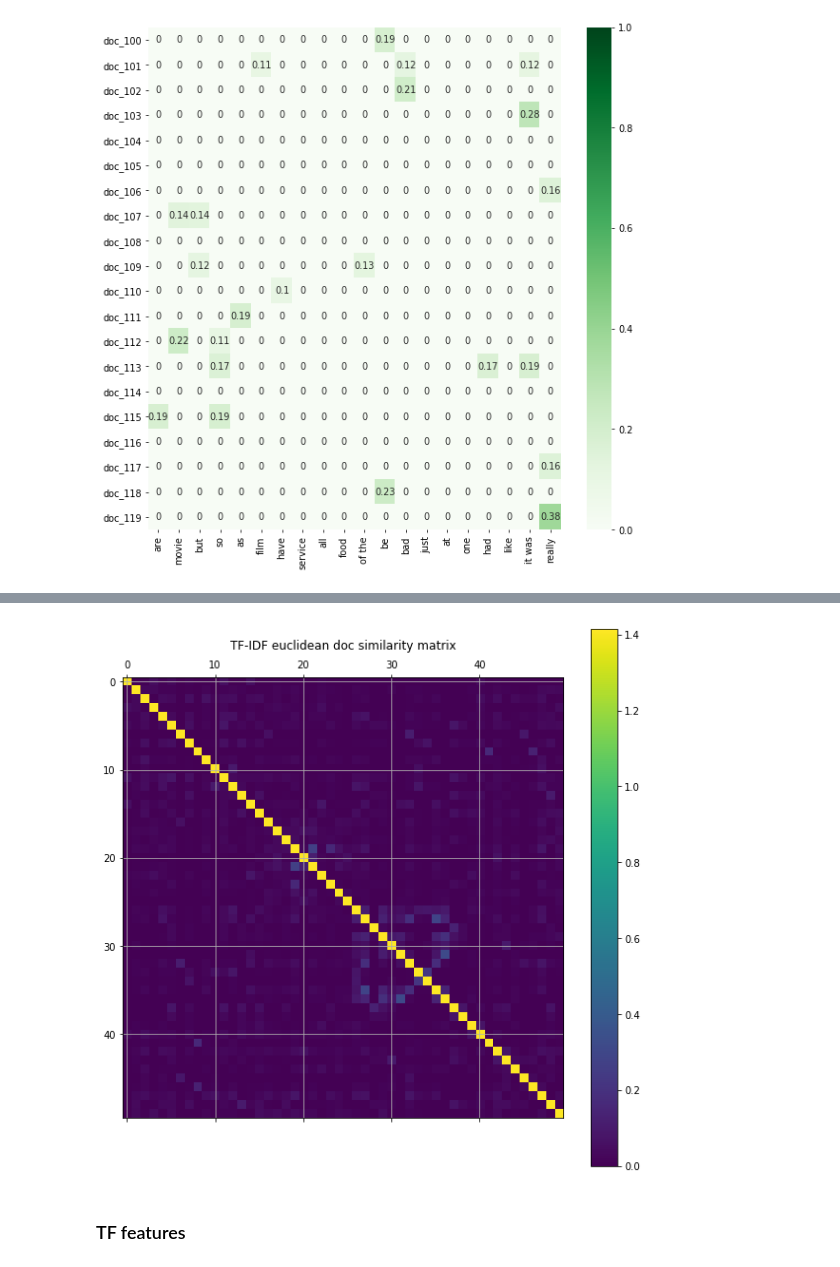
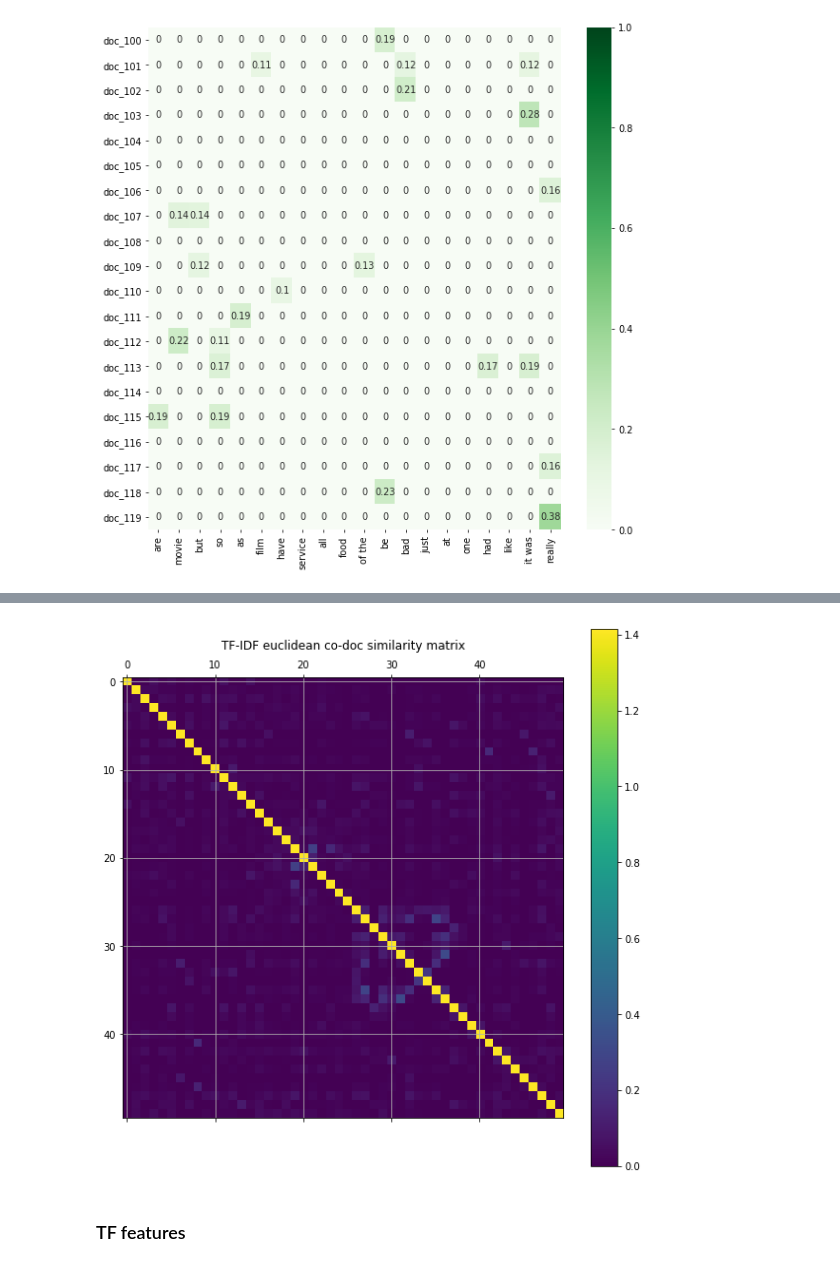
Before and after one commit to brian41005/dm_2018_hw_1, a Jupyter notebook: hw_1.ipynb, the cells around one changed output, grey strips where cells are left out. Cells and saved outputs as stored; diff of their text form; code cells hidden in the pictures.

```diff
--- a/hw_1.ipynb
+++ b/hw_1.ipynb
@@ -203,12 +206,12 @@ plt.show()
 # %%
 fig, ax = plt.subplots(figsize=(10, 10))
 cax = ax.matshow(np.sqrt(2) - euclidean_distances(X_tfidf)[:50,:50],
                  interpolation='nearest')
 ax.grid(True)
-plt.title('TF-IDF euclidean doc similarity matrix')
+plt.title('TF-IDF euclidean co-doc similarity matrix')
 fig.colorbar(cax)
 plt.show()
 # %% [output]
-[figure, old version]
+[figure, new version]
 # %% [markdown]
 ### TF features
```
Also changed, not shown: parts of 28 cells of this notebook.
